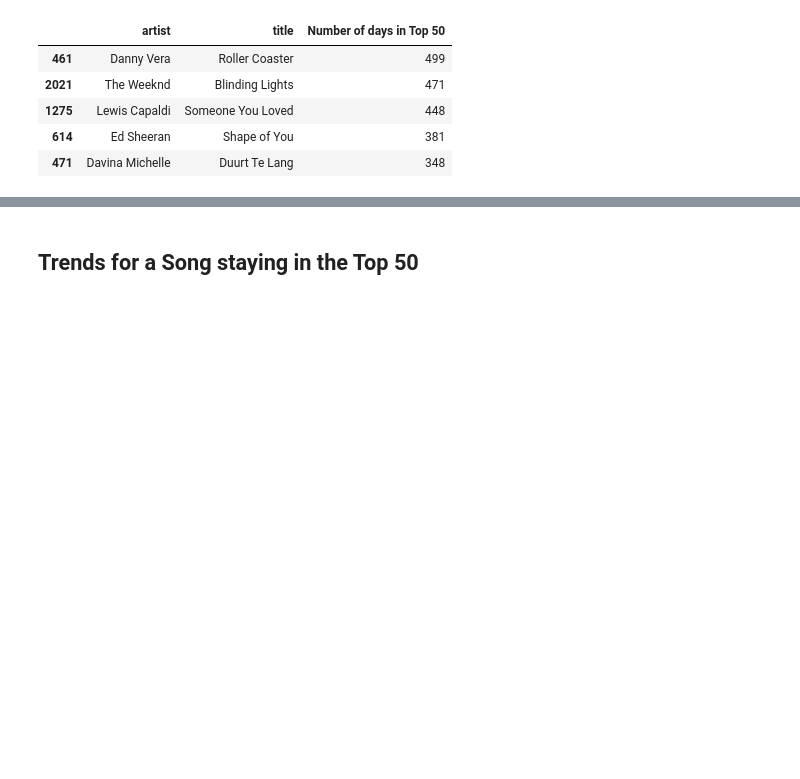
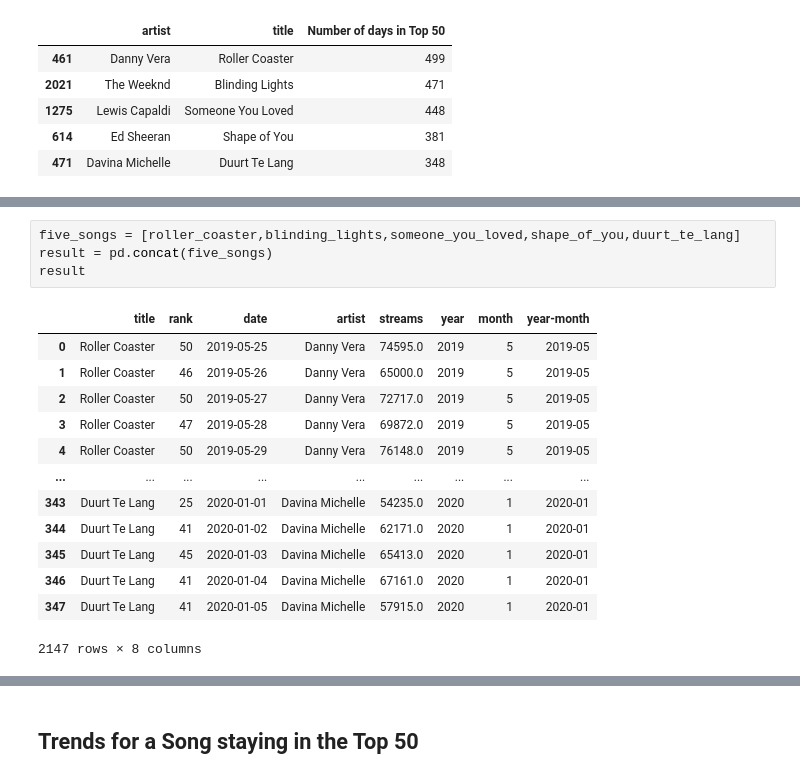
Before and after one commit to maik137/SpotifyCharts_EDA, a Jupyter notebook: Netherlands_SpotifyChart_EDA.ipynb, the cells around one changed output, grey strips where cells are left out. Saved outputs shown, nothing was run; the diff lists cells and outputs as text; blank space fills up the shorter version.

```diff
--- a/Netherlands_SpotifyChart_EDA.ipynb
+++ b/Netherlands_SpotifyChart_EDA.ipynb
@@ -337,0 +372,18 @@ ValueError: could not convert string to float: 'you broke me first'
+# %%
+five_songs = [roller_coaster,blinding_lights,someone_you_loved,shape_of_you,duurt_te_lang]
+result = pd.concat(five_songs)
+result
+# %% [output]
+|  | title | rank | date | artist | streams | year | month | year-month |
+| 0 | Roller Coaster | 50 | 2019-05-25 | Danny Vera | 74595.0 | 2019 | 5 | 2019-05 |
+| 1 | Roller Coaster | 46 | 2019-05-26 | Danny Vera | 65000.0 | 2019 | 5 | 2019-05 |
+| 2 | Roller Coaster | 50 | 2019-05-27 | Danny Vera | 72717.0 | 2019 | 5 | 2019-05 |
+| 3 | Roller Coaster | 47 | 2019-05-28 | Danny Vera | 69872.0 | 2019 | 5 | 2019-05 |
+| 4 | Roller Coaster | 50 | 2019-05-29 | Danny Vera | 76148.0 | 2019 | 5 | 2019-05 |
+| ... | ... | ... | ... | ... | ... | ... | ... | ... |
+| 343 | Duurt Te Lang | 25 | 2020-01-01 | Davina Michelle | 54235.0 | 2020 | 1 | 2020-01 |
+| 344 | Duurt Te Lang | 41 | 2020-01-02 | Davina Michelle | 62171.0 | 2020 | 1 | 2020-01 |
+| 345 | Duurt Te Lang | 45 | 2020-01-03 | Davina Michelle | 65413.0 | 2020 | 1 | 2020-01 |
+| 346 | Duurt Te Lang | 41 | 2020-01-04 | Davina Michelle | 67161.0 | 2020 | 1 | 2020-01 |
+| 347 | Duurt Te Lang | 41 | 2020-01-05 | Davina Michelle | 57915.0 | 2020 | 1 | 2020-01 |
+2147 rows × 8 columns
```
Also changed, not shown: parts of 16 cells of this notebook.
